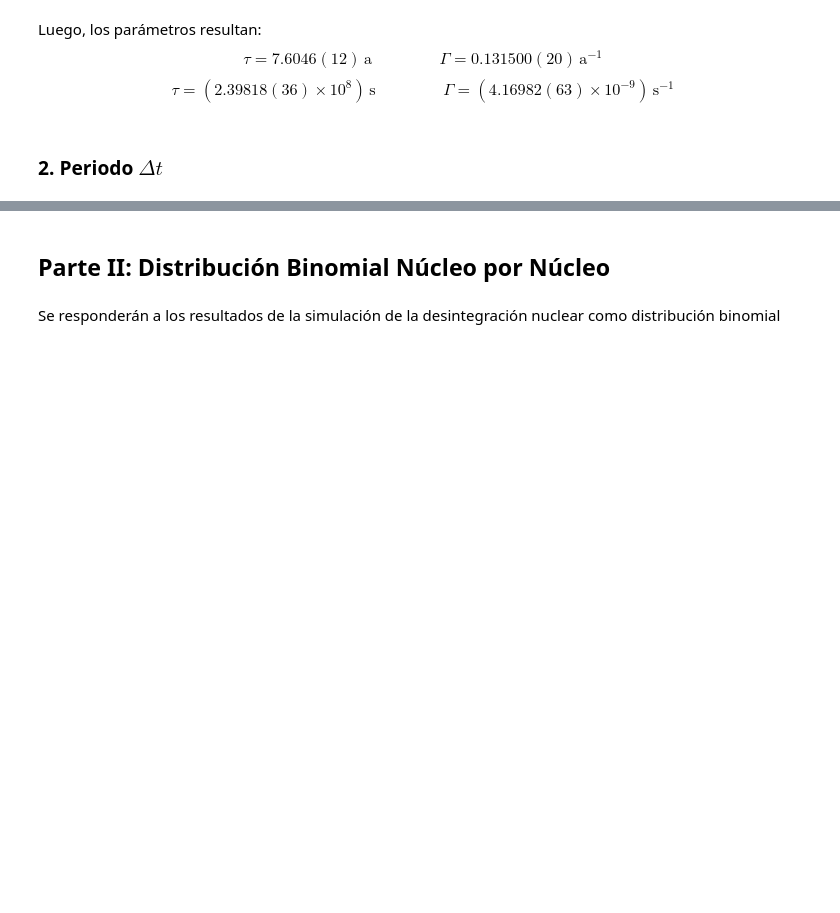
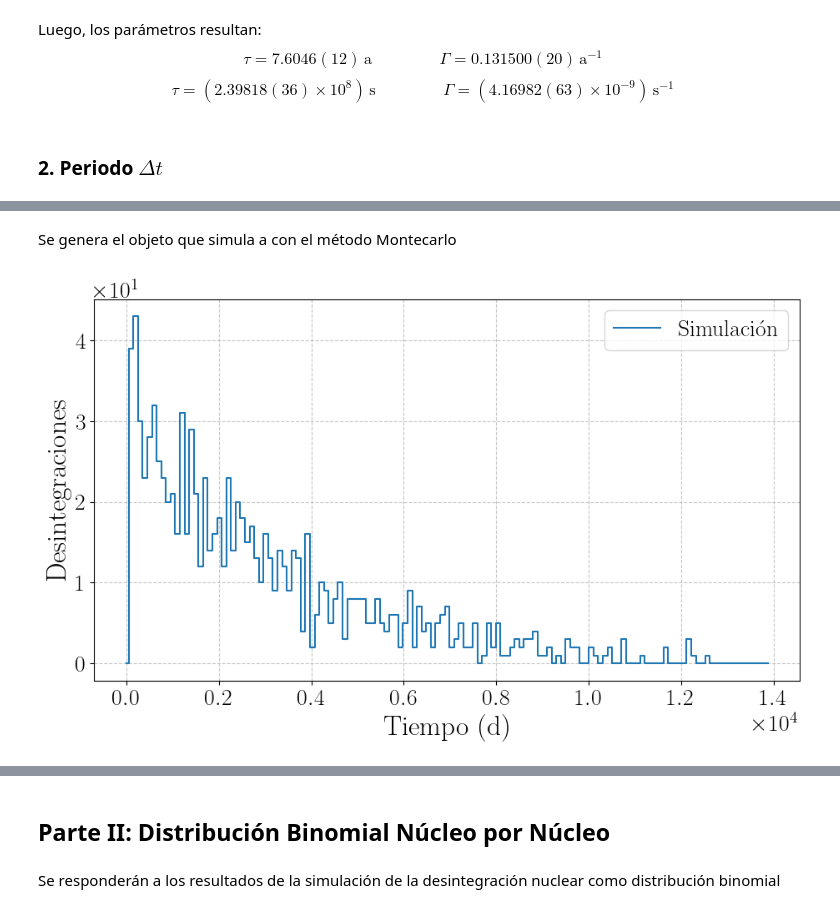
Before and after one commit to PinzonHarker/2024-II_InstrumentacionNuclear, a Jupyter notebook: 2_Taller_Radiactividad.ipynb, the cells around one changed output, grey strips where cells are left out. Saved outputs shown, nothing was run; the diff lists cells and outputs as text; code cells hidden in the pictures; blank space fills up the shorter version.

```diff
--- a/2_Taller_Radiactividad.ipynb
+++ b/2_Taller_Radiactividad.ipynb
@@ -129,0 +231,37 @@ $$\mu = Np = N \Gamma \Delta t$$
+# %% [markdown]
+Se genera el objeto que simula a con el método Montecarlo
+# %%
+# Función para simular el decaimiento de los núcleos
+def simular_decaimiento(model, N):
+    # Inicializamos el número de núcleos restantes y el tiempo actual
+    success = 0
+    tiempos = model.times  # Lista para almacenar los tiempos de decaimiento
+    decaimientos = np.zeros(
+        len(model.times)
+    )  # Lista para almacenar el número de decaimientos
+
+    # Ejecutamos la simulación tipo Montecarlo
+    for event in range(N):
+        r = rn.random()
+        for case in np.arange(1, len(tiempos)):
+            if r >= FDA_t[case - 1] and r < FDA_t[case]:
+                success = case
+                break
+        decaimientos[success] += 1
+    return tiempos, decaimientos
+
+
+# test
+if False:
+    _, decaimientos = simular_decaimiento(CoDecay, 1000)
+    print(decaimientos)
+    print(np.sum(decaimientos))
+# %%
+tiempos, decaimientos = simular_decaimiento(CoDecay, 1000)
+
+fig, ax = plot_template(y_label="Desintegraciones", x_label="Tiempo (d)")
+ax.plot(tiempos, decaimientos, ds="steps-mid", label="Simulación")
+ax.legend()
+fig.show()
+# %% [output]
+[figure, added]
```
Also changed, not shown: parts of 42 cells of this notebook, 4 other files.
